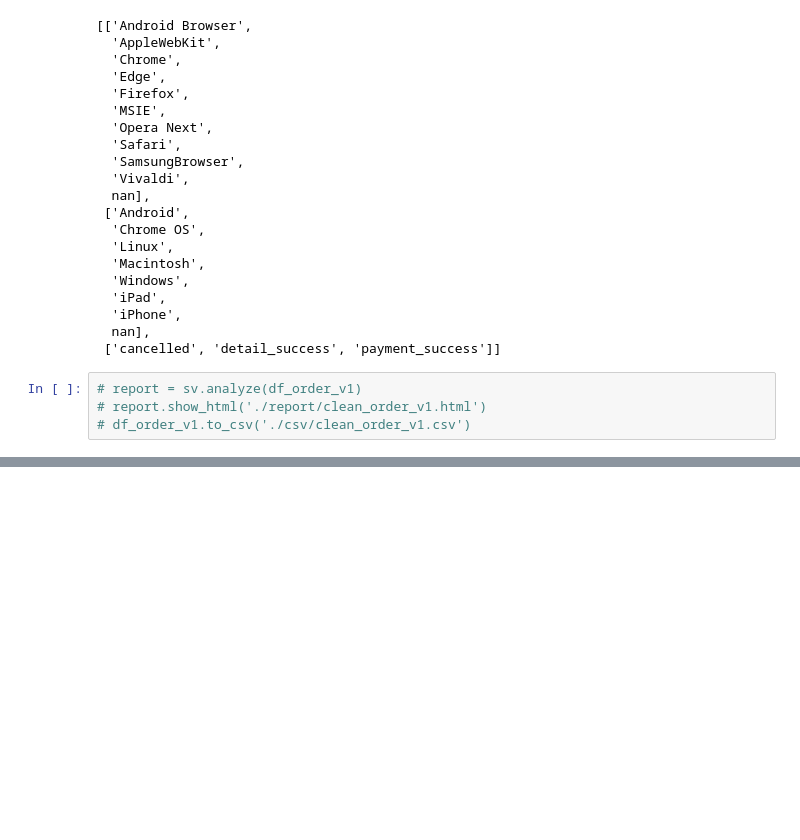
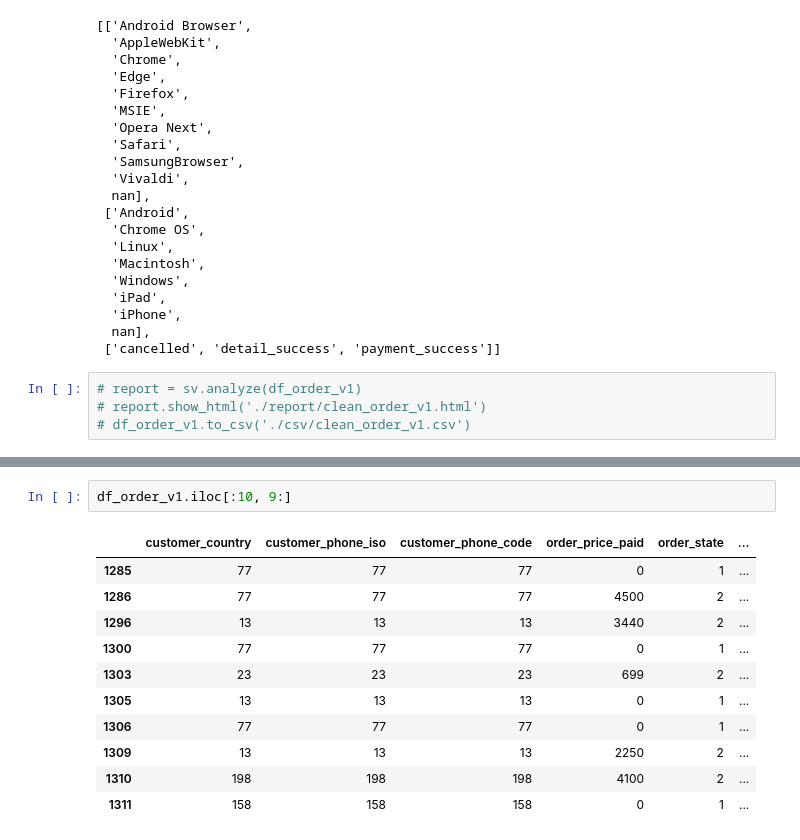
Before and after one commit to RooTBeaM/recommandation_system, a Jupyter notebook: fill_users.ipynb, the cells around one changed output, grey strips where cells are left out. Saved outputs shown, nothing was run; the diff lists cells and outputs as text; blank space fills up the shorter version.

```diff
--- a/fill_users.ipynb
+++ b/fill_users.ipynb
@@ -161,0 +179,14 @@ memory usage: 1.2+ MB
+# %%
+df_order_v1.iloc[:10, 9:]
+# %% [output]
+|  | customer_country | customer_phone_iso | customer_phone_code | order_price_paid | order_state | ... |
+| 1285 | 77 | 77 | 77 | 0 | 1 | ... |
+| 1286 | 77 | 77 | 77 | 4500 | 2 | ... |
+| 1296 | 13 | 13 | 13 | 3440 | 2 | ... |
+| 1300 | 77 | 77 | 77 | 0 | 1 | ... |
+| 1303 | 23 | 23 | 23 | 699 | 2 | ... |
+| 1305 | 13 | 13 | 13 | 0 | 1 | ... |
+| 1306 | 77 | 77 | 77 | 0 | 1 | ... |
+| 1309 | 13 | 13 | 13 | 2250 | 2 | ... |
+| 1310 | 198 | 198 | 198 | 4100 | 2 | ... |
+| 1311 | 158 | 158 | 158 | 0 | 1 | ... |
```
Also changed, not shown: parts of 10 cells of this notebook.
